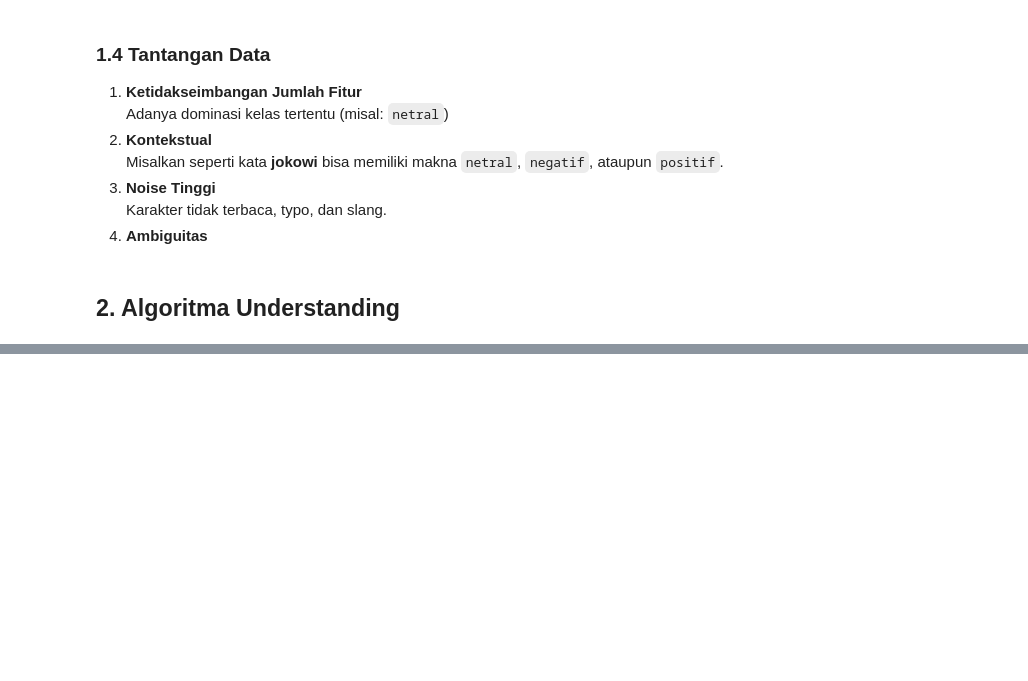
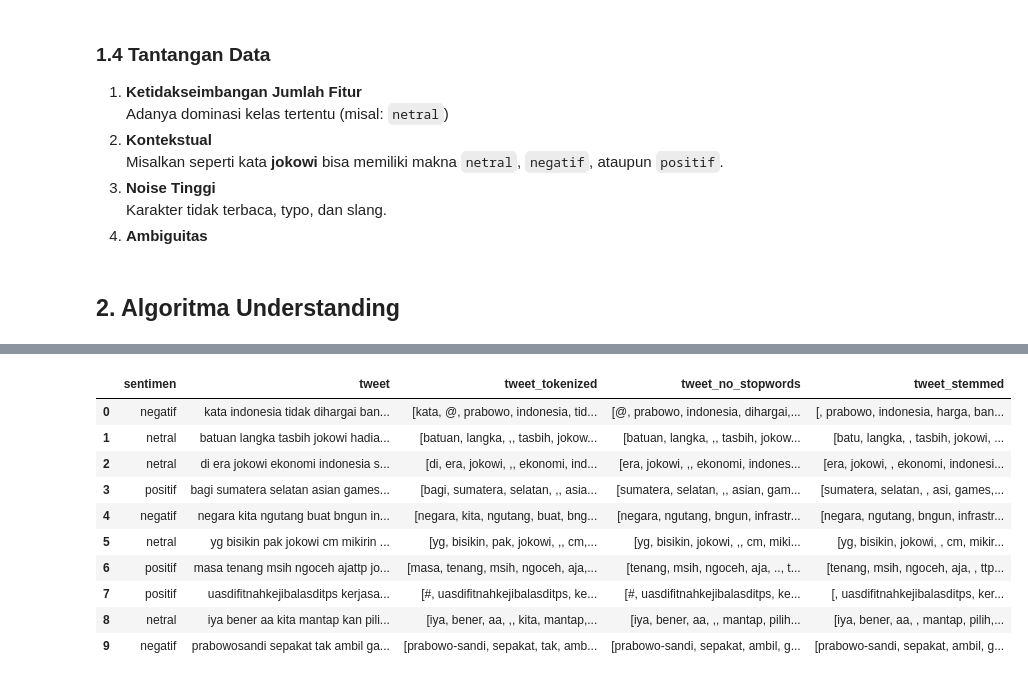
Before and after one commit to SuwandiRamadhan/Bootcamp-AI, a Jupyter notebook: Project 1/project1.ipynb, the cells around one changed output, grey strips where cells are left out. Drawn from its saved outputs; the diff is of its cells as text; code cells hidden in the pictures; blank space fills up the shorter version.

```diff
--- a/Project 1/project1.ipynb
+++ b/Project 1/project1.ipynb
@@ -50,0 +145,4 @@
+# %%
+# Ubah semua teks menjadi lowercase
+df['tweet'] = df['tweet'].str.lower()
+df.head()
@@ -50,0 +158,5 @@
+# %%
+from nltk.tokenize import word_tokenize
+
+df['tweet_tokenized'] = df['tweet'].apply(word_tokenize)
+print(df['tweet_tokenized'].head())
@@ -50,0 +172,5 @@
+# %%
+from nltk.corpus import stopwords
+stop_words = set(stopwords.words('indonesian'))
+df['tweet_no_stopwords'] = df['tweet_tokenized'].apply(lambda x: [word for word in x if word not in stop_words])
+print(df['tweet_no_stopwords'].head())
@@ -50,0 +186,7 @@
+# %%
+from Sastrawi.Stemmer.StemmerFactory import StemmerFactory
+
+factory = StemmerFactory()
+stemmer = factory.create_stemmer()
+df['tweet_stemmed'] = df['tweet_no_stopwords'].apply(lambda x: [stemmer.stem(word) for word in x])
+print(df['tweet_stemmed'].head())
@@ -50,0 +211,22 @@
+# %%
+import re
+def clean_text(text):
+    text = re.sub(r'http\S+|www\S+|https\S+', '', text)  # Hapus URL
+    text = re.sub(r'@\w+', '', text)  # Hapus Mention
+    text = re.sub(r'[^\w\s]', '', text)   # Hapus Karakter Khusus
+    text = re.sub(r'\d+', '', text)   # Hapus Angka
+    return text
+df['tweet'] = df['tweet'].apply(clean_text)
+df.head(10)
+# %% [output]
+|  | sentimen | tweet | tweet_tokenized | tweet_no_stopwords | tweet_stemmed |
+| 0 | negatif | kata indonesia tidak dihargai ban... | [kata, @, prabowo, indonesia, tid... | [@, prabowo, indonesia, dihargai,... | [, prabowo, indonesia, harga, ban... |
+| 1 | netral | batuan langka tasbih jokowi hadia... | [batuan, langka, ,, tasbih, jokow... | [batuan, langka, ,, tasbih, jokow... | [batu, langka, , tasbih, jokowi, ... |
+| 2 | netral | di era jokowi ekonomi indonesia s... | [di, era, jokowi, ,, ekonomi, ind... | [era, jokowi, ,, ekonomi, indones... | [era, jokowi, , ekonomi, indonesi... |
+| 3 | positif | bagi sumatera selatan asian games... | [bagi, sumatera, selatan, ,, asia... | [sumatera, selatan, ,, asian, gam... | [sumatera, selatan, , asi, games,... |
+| 4 | negatif | negara kita ngutang buat bngun in... | [negara, kita, ngutang, buat, bng... | [negara, ngutang, bngun, infrastr... | [negara, ngutang, bngun, infrastr... |
+| 5 | netral | yg bisikin pak jokowi cm mikirin ... | [yg, bisikin, pak, jokowi, ,, cm,... | [yg, bisikin, jokowi, ,, cm, miki... | [yg, bisikin, jokowi, , cm, mikir... |
+| 6 | positif | masa tenang msih ngoceh ajattp jo... | [masa, tenang, msih, ngoceh, aja,... | [tenang, msih, ngoceh, aja, .., t... | [tenang, msih, ngoceh, aja, , ttp... |
+| 7 | positif | uasdifitnahkejibalasditps kerjasa... | [#, uasdifitnahkejibalasditps, ke... | [#, uasdifitnahkejibalasditps, ke... | [, uasdifitnahkejibalasditps, ker... |
+| 8 | netral | iya bener aa kita mantap kan pili... | [iya, bener, aa, ,, kita, mantap,... | [iya, bener, aa, ,, mantap, pilih... | [iya, bener, aa, , mantap, pilih,... |
+| 9 | negatif | prabowosandi sepakat tak ambil ga... | [prabowo-sandi, sepakat, tak, amb... | [prabowo-sandi, sepakat, ambil, g... | [prabowo-sandi, sepakat, ambil, g... |
```
Also changed, not shown: parts of 29 cells of this notebook.
